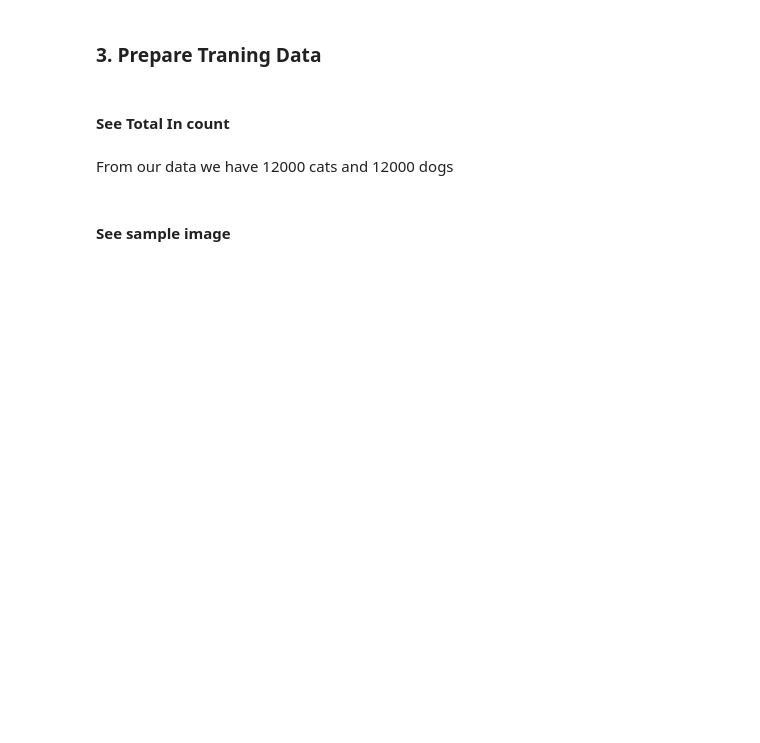
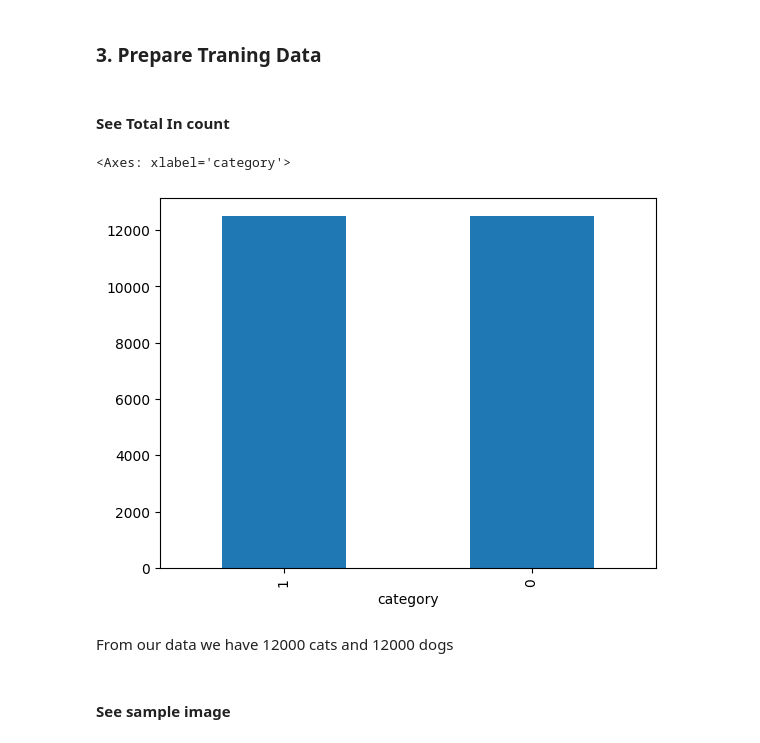
Before and after one commit to yuchild/magnimind_projects, a Jupyter notebook: 3-Keras CNN Dog or Cat Classification.ipynb, the cells around one changed output. Cells and saved outputs as stored; diff of their text form; code cells hidden in the pictures; blank space fills up the shorter version.

Commit message:
Updated 3-Keras CNN Dog or Cat Classification

```diff
--- a/3-Keras CNN Dog or Cat Classification.ipynb
+++ b/3-Keras CNN Dog or Cat Classification.ipynb
@@ -11,13 +11,13 @@ This case study is adopted from https://www.kaggle.com/uysimty/keras-cnn-dog-or-
 # %%
 import numpy as np
 import pandas as pd
-from keras.preprocessing.image import ImageDataGenerator, load_img
-from keras.utils import to_categorical
+from tensorflow.keras.preprocessing.image import ImageDataGenerator, load_img
+from tensorflow.keras.utils import to_categorical
 from sklearn.model_selection import train_test_split
 import matplotlib.pyplot as plt
 import random
 import os
-mypath='/Users/gceran/Google Drive/Courses/MagniMind/Mentorship Program/DL-MentorProgram/DL_Mentor_Week2/Class 1/input'
+mypath='/home/oem/Downloads/cat_vs_dog/'
 print(os.listdir(mypath))
 #print(os.listdir("../input"))
 # %% [output]
@@ -33,8 +32,27 @@ IMAGE_SIZE=(IMAGE_WIDTH, IMAGE_HEIGHT)
 IMAGE_CHANNELS=3
 # %% [markdown]
 ### 3. Prepare Traning Data
+# %%
+filenames = os.listdir(os.path.join(mypath, 'train'))
+categories = []
+for filename in filenames:
+    category = filename.split('.')[0]
+    if category == 'dog':
+        categories.append(1)
+    else:
+        categories.append(0)
+
+df = pd.DataFrame({
+    'filename': filenames,
+    'category': categories
+})
 # %% [markdown]
 #### See Total In count
+# %%
+df['category'].value_counts().plot.bar()
+# %% [output]
+<Axes: xlabel='category'>
+[figure, added]
 # %% [markdown]
 From our data we have 12000 cats and 12000 dogs
 # %% [markdown]
```
Also changed, not shown: parts of 17 cells of this notebook.
